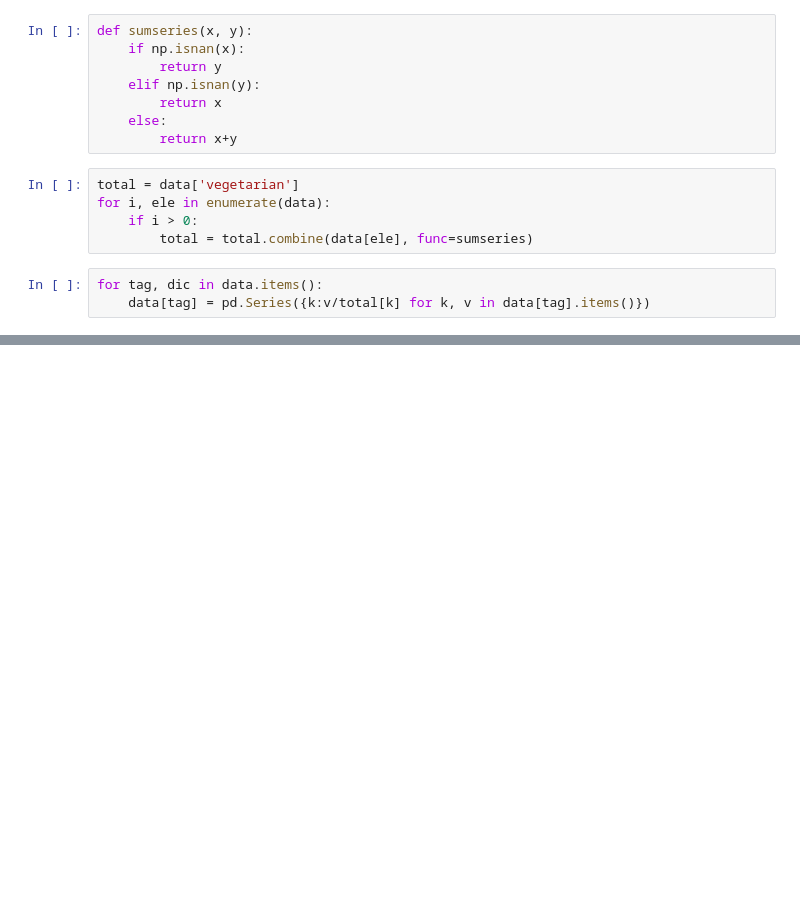
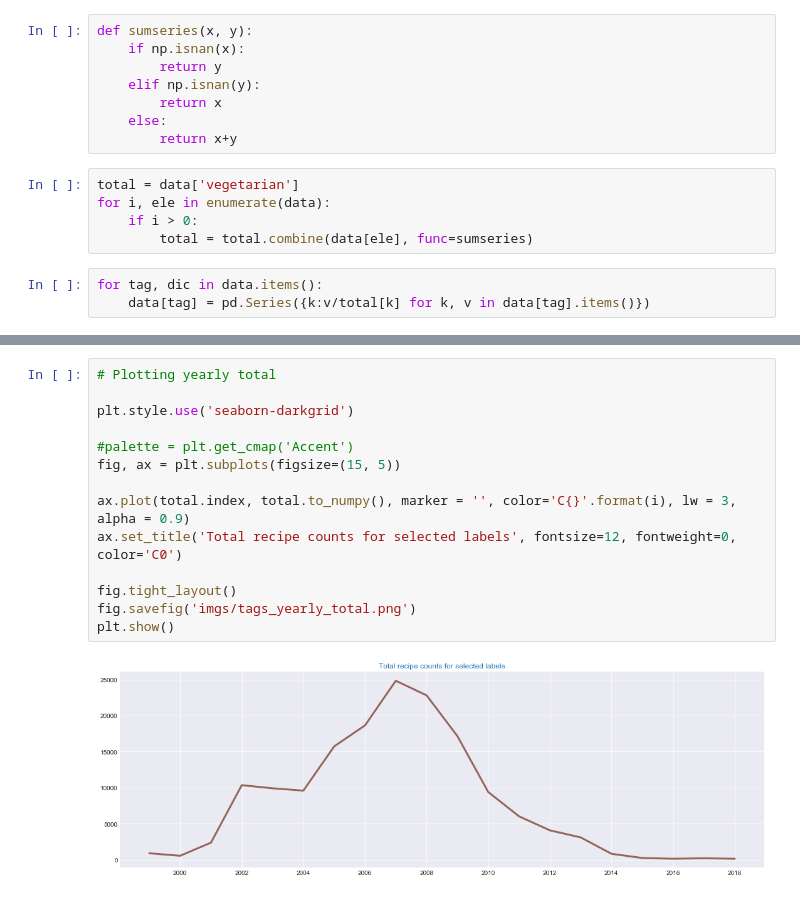
Before and after one commit to jCodingStuff/DataMadness, a Jupyter notebook: juli_mess.ipynb, the cells around one changed output, grey strips where cells are left out. Drawn from its saved outputs; the diff is of its cells as text; blank space fills up the shorter version.

```diff
--- a/juli_mess.ipynb
+++ b/juli_mess.ipynb
@@ -215,0 +268,16 @@ plt.plot(df)
+# %%
+# Plotting yearly total
+
+plt.style.use('seaborn-darkgrid')
+
+#palette = plt.get_cmap('Accent')
+fig, ax = plt.subplots(figsize=(15, 5))
+
+ax.plot(total.index, total.to_numpy(), marker = '', color='C{}'.format(i), lw = 3, alpha = 0.9)
+ax.set_title('Total recipe counts for selected labels', fontsize=12, fontweight=0, color='C0')
+
+fig.tight_layout()
+fig.savefig('imgs/tags_yearly_total.png')
+plt.show()
+# %% [output]
+[figure, added]
```
Also changed, not shown: parts of 41 cells of this notebook, 3 other files.
